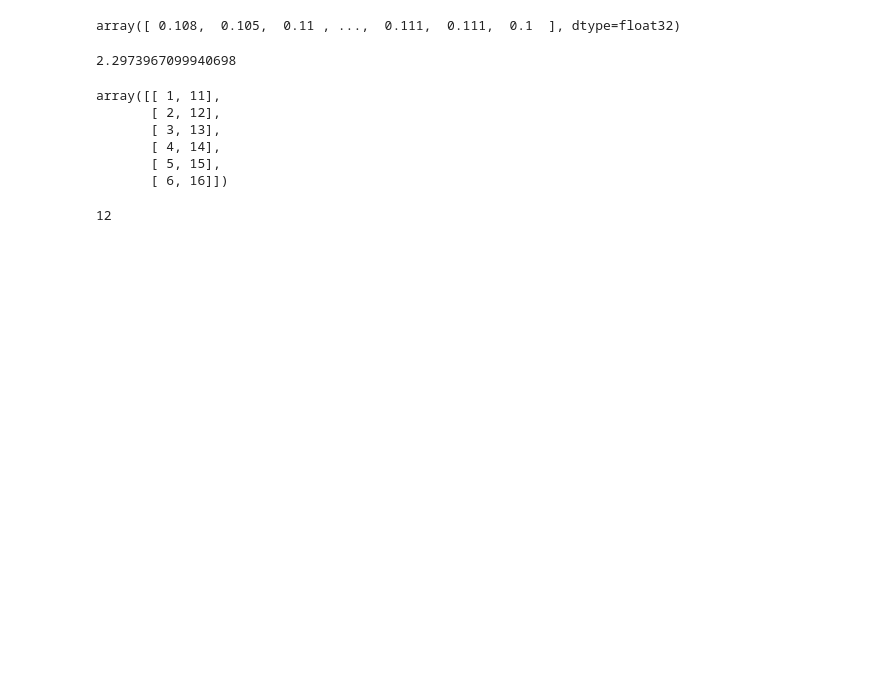
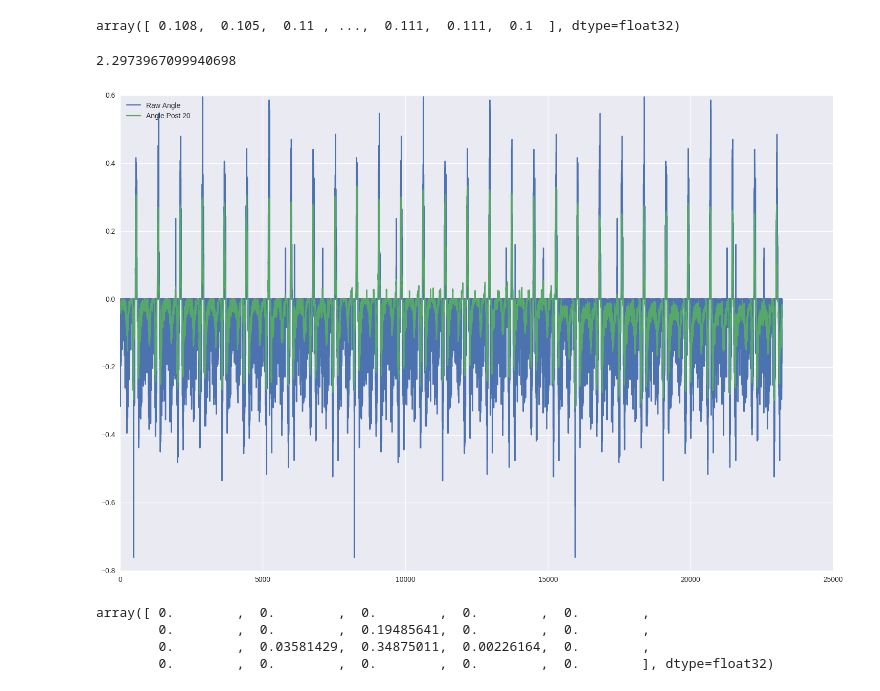
Before and after one commit to balancap/SDC-Behavioral-Cloning, a Jupyter notebook: behavioral-cloning.ipynb, the cells around one changed output. Drawn from its saved outputs; the diff is of its cells as text; code cells hidden in the pictures; blank space fills up the shorter version.

```diff
--- a/behavioral-cloning.ipynb
+++ b/behavioral-cloning.ipynb
@@ -342,18 +342,35 @@ array([ 0.108,  0.105,  0.11 , ...,  0.111,  0.111,  0.1  ], dtype=float32)
 2**1.2
 # %% [output]
 2.2973967099940698
-# %%
-a = np.array([[[1, 11],[2, 12],[3, 13]], [[4, 14],[5, 15],[6, 16]]])
-a.shape
-np.reshape(a, (6, 2))
-# %% [output]
-array([[ 1, 11],
-       [ 2, 12],
-       [ 3, 13],
-       [ 4, 14],
-       [ 5, 15],
-       [ 6, 16]])
-# %%
-a.size
-# %% [output]
-12
+# %%
+# Load simulation data.
+filename = './data/q3_clean/dataset.npz'
+data = np.load(filename)
+images = data['images']
+angle_raw = data['angle']
+# %%
+nb = -1
+
+plt.plot(angle_raw[:nb], label='Raw Angle')
+
+plt.plot(data['angle_post40'][:nb], label='Angle Post 20')
+# plt.plot(angle_cv4[:nb], label='Curvature angle 8')
+
+# plt.plot(angle_fcv40[:nb], label='Forward Curvature angle 4')
+# plt.plot(angle_fcv402[:nb], label='Forward Curvature angle 4 2')
+
+# plt.plot(angle_fcv24[:nb], label='Forward Curvature angle 8')
+# plt.plot(angle_mfcv4[:nb], label='Forward Curvature angle 4')
+# plt.plot(angle_mfcv8[:nb], label='Forward Curvature angle 8')
+
+plt.legend(loc='upper left')
+plt.show()
+# %% [output]
+[figure, added]
+# %%
+angle_raw[-20:]
+# %% [output]
+array([ 0.        ,  0.        ,  0.        ,  0.        ,  0.        ,
+        0.        ,  0.        ,  0.19485641,  0.        ,  0.        ,
+        0.        ,  0.03581429,  0.34875011,  0.00226164,  0.        ,
+        0.        ,  0.        ,  0.        ,  0.        ,  0.        ], dtype=float32)
```
Also changed, not shown: parts of 2 cells of this notebook, 2 other files.
